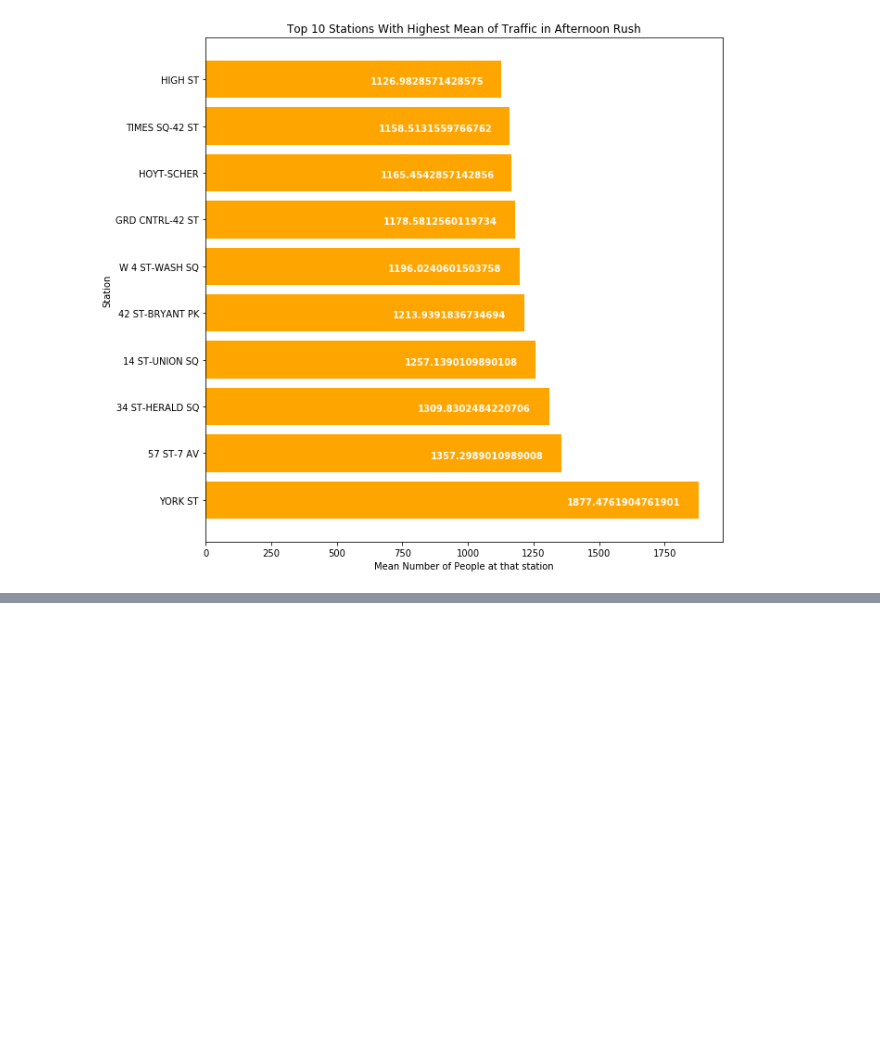
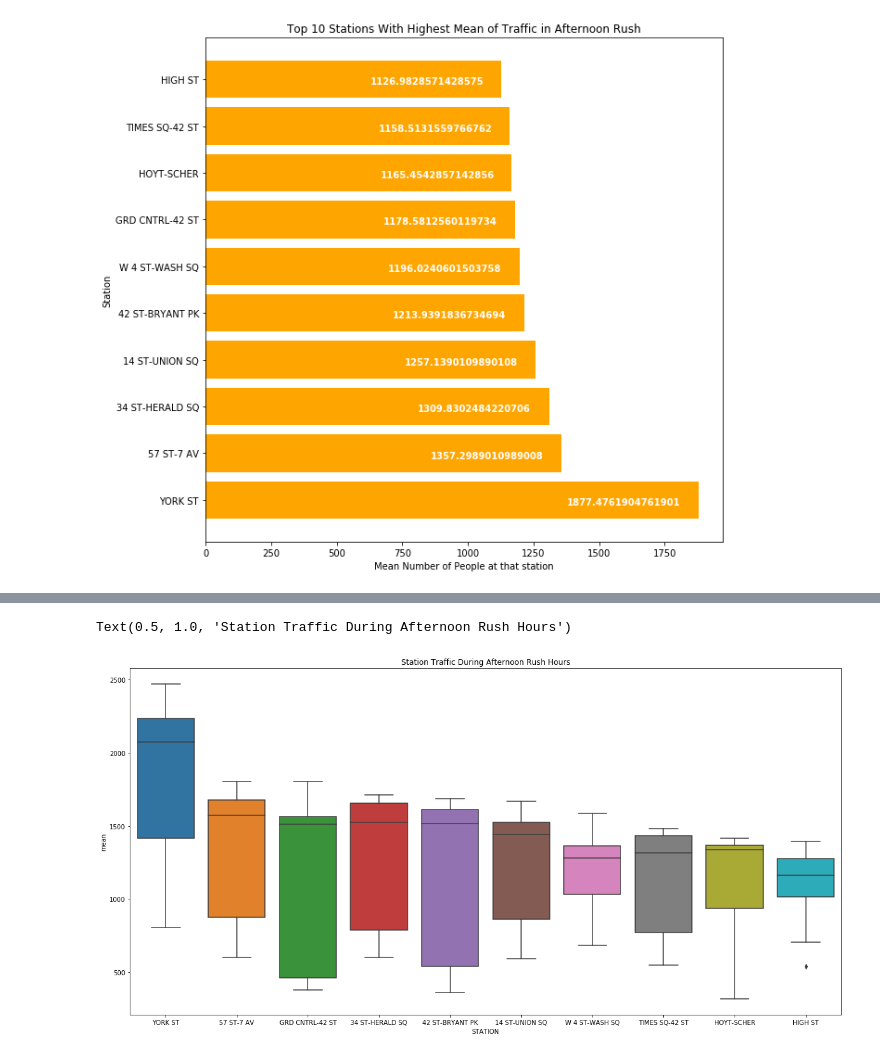
Before and after one commit to jporcaro1771/Gala_Project, a Jupyter notebook: Clean Turnstile Totals.ipynb, the cells around one changed output, grey strips where cells are left out. Cells and saved outputs as stored; diff of their text form; code cells hidden in the pictures; blank space fills up the shorter version.

```diff
--- a/Clean Turnstile Totals.ipynb
+++ b/Clean Turnstile Totals.ipynb
@@ -508,0 +525,14 @@ for i, v in enumerate(top_ten_afternoon_rush_station['mean']):
+# %%
+plt.figure(figsize=(20,10))
+
+top_ten_afternoon_rush_station = station_mean_totals_df_afternoon_rush.sort_values(by=['mean'], ascending=False)
+
+cat = ['YORK ST', '57 ST-7 AV', '34 ST-HERALD SQ', '14 ST-UNION SQ', '42 ST-BRYANT PK', 'W 4 ST-WASH SQ', 'GRD CNTRL-42 ST',
+      'HOYT-SCHER', 'TIMES SQ-42 ST', 'HIGH ST']
+
+top_ten_afternoon_rush_station = top_ten_afternoon_rush_station.loc[top_ten_afternoon_rush_station['STATION'].isin(cat)]
+
+sns.boxplot(top_ten_afternoon_rush_station['STATION'],top_ten_afternoon_rush_station['mean']).set_title('Station Traffic During Afternoon Rush Hours')
+# %% [output]
+Text(0.5, 1.0, 'Station Traffic During Afternoon Rush Hours')
+[figure, added]
```
Also changed, not shown: parts of 1 cell of this notebook.
